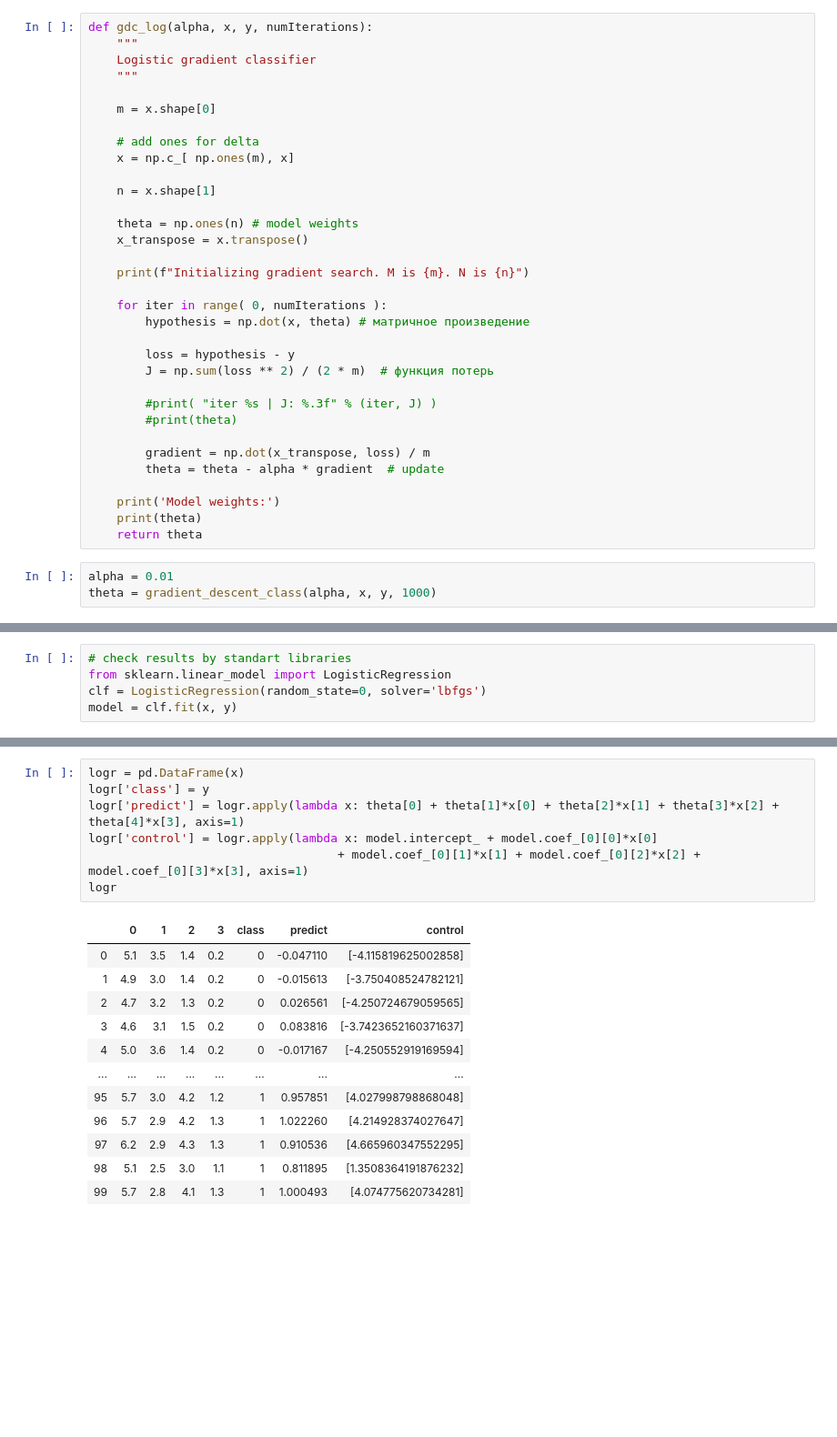
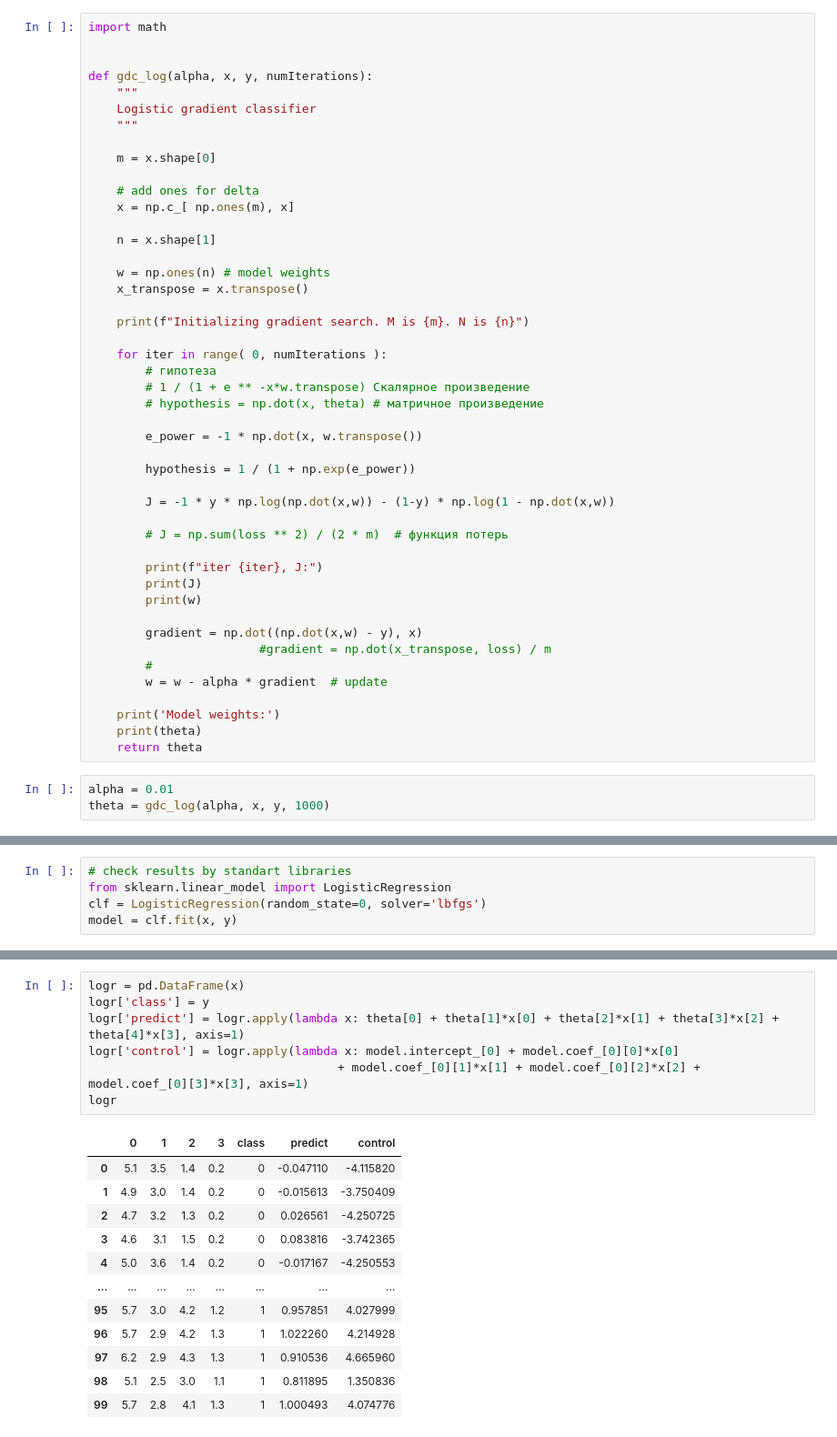
Before and after one commit to Midriaz/machine_learning, a Jupyter notebook: lesson2/My_gradient_descent.ipynb, the cells around one changed output, grey strips where cells are left out. Shown at 91% size. Drawn from its saved outputs; the diff is of its cells as text; blank space fills up the shorter version.

```diff
--- a/lesson2/My_gradient_descent.ipynb
+++ b/lesson2/My_gradient_descent.ipynb
@@ -155,6 +171,9 @@ results
 # Logistic regression
 http://neerc.ifmo.ru/wiki/index.php?title=%D0%9B%D0%BE%D0%B3%D0%B8%D1%81%D1%82%D0%B8%D1%87%D0%B5%D1%81%D0%BA%D0%B0%D1%8F_%D1%80%D0%B5%D0%B3%D1%80%D0%B5%D1%81%D1%81%D0%B8%D1%8F
 # %%
+import math
+
+
 def gdc_log(alpha, x, y, numIterations):
     """
     Logistic gradient classifier
@@ -167,26 +186,36 @@ def gdc_log(alpha, x, y, numIterations):
 
     n = x.shape[1]
 
-    theta = np.ones(n) # model weights
+    w = np.ones(n) # model weights
     x_transpose = x.transpose()
 
     print(f"Initializing gradient search. M is {m}. N is {n}")
 
     for iter in range( 0, numIterations ):
-        hypothesis = np.dot(x, theta) # матричное произведение
+        # гипотеза
+        # 1 / (1 + e ** -x*w.transpose) Скалярное произведение
+        # hypothesis = np.dot(x, theta) # матричное произведение
 
-        loss = hypothesis - y
-        J = np.sum(loss ** 2) / (2 * m)  # функция потерь
+        e_power = -1 * np.dot(x, w.transpose())
 
-        #print( "iter %s | J: %.3f" % (iter, J) )
-        #print(theta)
+        hypothesis = 1 / (1 + np.exp(e_power))
 
-        gradient = np.dot(x_transpose, loss) / m
-        theta = theta - alpha * gradient  # update
+        J = -1 * y * np.log(np.dot(x,w)) - (1-y) * np.log(1 - np.dot(x,w))
+
+        # J = np.sum(loss ** 2) / (2 * m)  # функция потерь
+
+        print(f"iter {iter}, J:")
+        print(J)
+        print(w)
+
+        gradient = np.dot((np.dot(x,w) - y), x)
+                        #gradient = np.dot(x_transpose, loss) / m
+        #
+        w = w - alpha * gradient  # update
 
     print('Model weights:')
     print(theta)
     return theta
 # %%
 alpha = 0.01
-theta = gradient_descent_class(alpha, x, y, 1000)
+theta = gdc_log(alpha, x, y, 1000)
@@ -198,21 +287,21 @@ model = clf.fit(x, y)
 # %%
 logr = pd.DataFrame(x)
 logr['class'] = y
 logr['predict'] = logr.apply(lambda x: theta[0] + theta[1]*x[0] + theta[2]*x[1] + theta[3]*x[2] + theta[4]*x[3], axis=1)
-logr['control'] = logr.apply(lambda x: model.intercept_ + model.coef_[0][0]*x[0]
+logr['control'] = logr.apply(lambda x: model.intercept_[0] + model.coef_[0][0]*x[0]
                                    + model.coef_[0][1]*x[1] + model.coef_[0][2]*x[2] + model.coef_[0][3]*x[3], axis=1)
 logr
 # %% [output]
 |  | 0 | 1 | 2 | 3 | class | predict | control |
-| 0 | 5.1 | 3.5 | 1.4 | 0.2 | 0 | -0.047110 | [-4.115819625002858] |
-| 1 | 4.9 | 3.0 | 1.4 | 0.2 | 0 | -0.015613 | [-3.750408524782121] |
-| 2 | 4.7 | 3.2 | 1.3 | 0.2 | 0 | 0.026561 | [-4.250724679059565] |
-| 3 | 4.6 | 3.1 | 1.5 | 0.2 | 0 | 0.083816 | [-3.7423652160371637] |
-| 4 | 5.0 | 3.6 | 1.4 | 0.2 | 0 | -0.017167 | [-4.250552919169594] |
+| 0 | 5.1 | 3.5 | 1.4 | 0.2 | 0 | -0.047110 | -4.115820 |
+| 1 | 4.9 | 3.0 | 1.4 | 0.2 | 0 | -0.015613 | -3.750409 |
+| 2 | 4.7 | 3.2 | 1.3 | 0.2 | 0 | 0.026561 | -4.250725 |
+| 3 | 4.6 | 3.1 | 1.5 | 0.2 | 0 | 0.083816 | -3.742365 |
+| 4 | 5.0 | 3.6 | 1.4 | 0.2 | 0 | -0.017167 | -4.250553 |
 | ... | ... | ... | ... | ... | ... | ... | ... |
-| 95 | 5.7 | 3.0 | 4.2 | 1.2 | 1 | 0.957851 | [4.027998798868048] |
-| 96 | 5.7 | 2.9 | 4.2 | 1.3 | 1 | 1.022260 | [4.214928374027647] |
-| 97 | 6.2 | 2.9 | 4.3 | 1.3 | 1 | 0.910536 | [4.665960347552295] |
-| 98 | 5.1 | 2.5 | 3.0 | 1.1 | 1 | 0.811895 | [1.3508364191876232] |
-| 99 | 5.7 | 2.8 | 4.1 | 1.3 | 1 | 1.000493 | [4.074775620734281] |
+| 95 | 5.7 | 3.0 | 4.2 | 1.2 | 1 | 0.957851 | 4.027999 |
+| 96 | 5.7 | 2.9 | 4.2 | 1.3 | 1 | 1.022260 | 4.214928 |
+| 97 | 6.2 | 2.9 | 4.3 | 1.3 | 1 | 0.910536 | 4.665960 |
+| 98 | 5.1 | 2.5 | 3.0 | 1.1 | 1 | 0.811895 | 1.350836 |
+| 99 | 5.7 | 2.8 | 4.1 | 1.3 | 1 | 1.000493 | 4.074776 |
 100 rows × 7 columns
```
Also changed, not shown: parts of 7 cells of this notebook.
